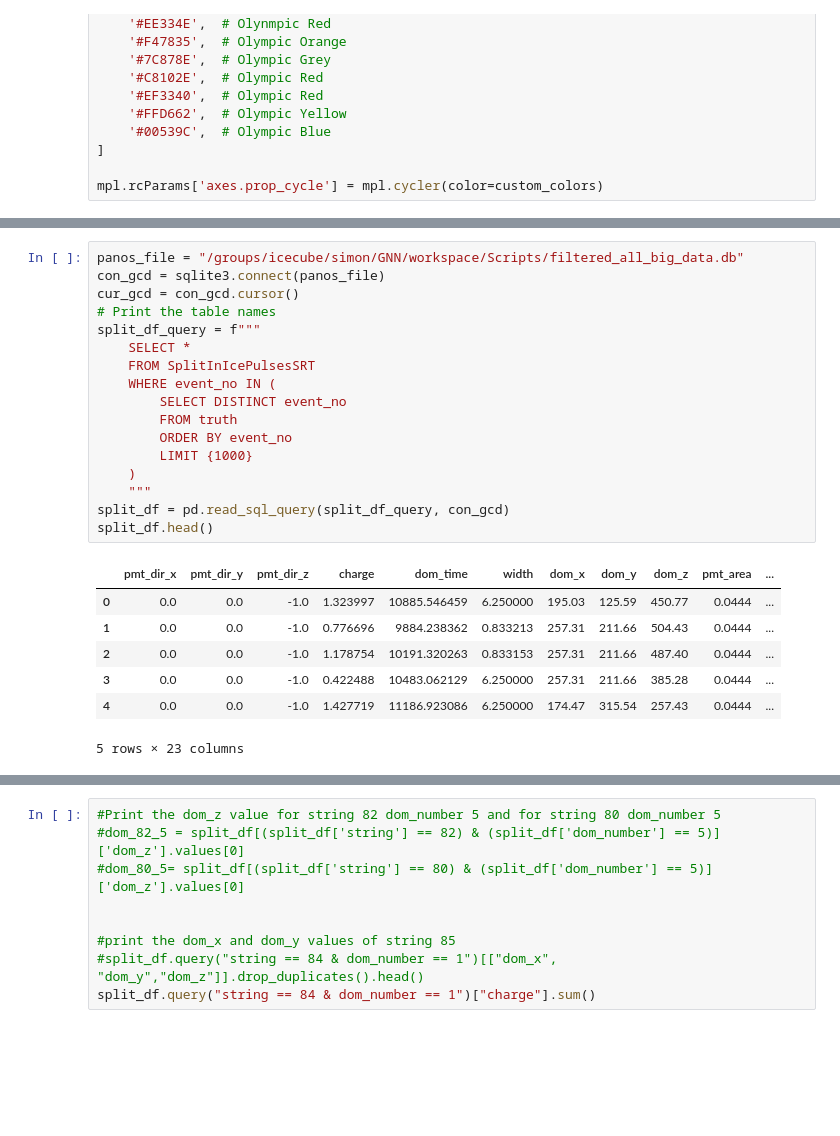
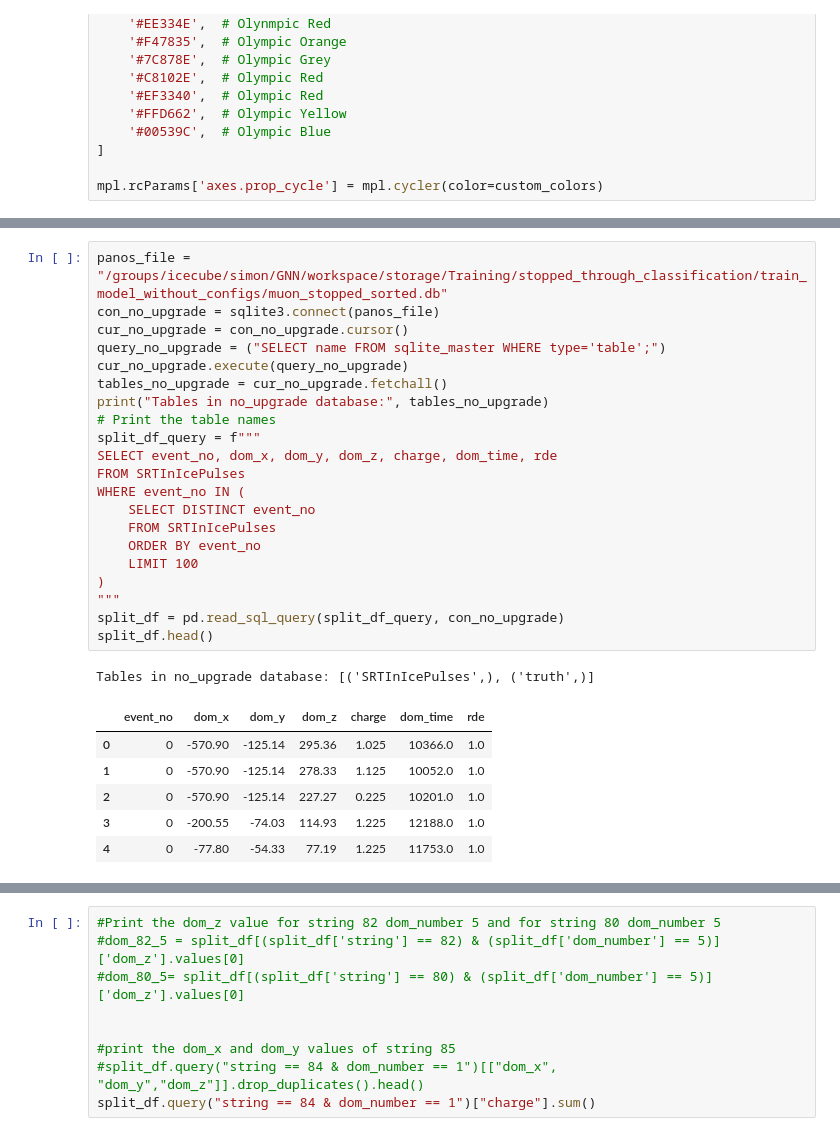
Before and after one commit to SimonOergaard/Dom-Calibration, a Jupyter notebook: muon_analysis.ipynb, the cells around one changed output, grey strips where cells are left out. Saved outputs shown, nothing was run; the diff lists cells and outputs as text; blank space fills up the shorter version.

```diff
--- a/muon_analysis.ipynb
+++ b/muon_analysis.ipynb
@@ -36,25 +104,29 @@ Error:
 # %%
-panos_file = "/groups/icecube/simon/GNN/workspace/Scripts/filtered_all_big_data.db"
-con_gcd = sqlite3.connect(panos_file)
-cur_gcd = con_gcd.cursor()
+panos_file = "/groups/icecube/simon/GNN/workspace/storage/Training/stopped_through_classification/train_model_without_configs/muon_stopped_sorted.db"
+con_no_upgrade = sqlite3.connect(panos_file)
+cur_no_upgrade = con_no_upgrade.cursor()
+query_no_upgrade = ("SELECT name FROM sqlite_master WHERE type='table';")
+cur_no_upgrade.execute(query_no_upgrade)
+tables_no_upgrade = cur_no_upgrade.fetchall()
+print("Tables in no_upgrade database:", tables_no_upgrade)
 # Print the table names
 split_df_query = f"""
-    SELECT *
-    FROM SplitInIcePulsesSRT
-    WHERE event_no IN (
-        SELECT DISTINCT event_no
-        FROM truth
-        ORDER BY event_no
-        LIMIT {1000}
-    )
-    """
-split_df = pd.read_sql_query(split_df_query, con_gcd)
+SELECT event_no, dom_x, dom_y, dom_z, charge, dom_time, rde
+FROM SRTInIcePulses
+WHERE event_no IN (
+    SELECT DISTINCT event_no
+    FROM SRTInIcePulses
+    ORDER BY event_no
+    LIMIT 100
+)
+"""
+split_df = pd.read_sql_query(split_df_query, con_no_upgrade)
 split_df.head()
 # %% [output]
+Tables in no_upgrade database: [('SRTInIcePulses',), ('truth',)]
-|  | pmt_dir_x | pmt_dir_y | pmt_dir_z | charge | dom_time | width | dom_x | dom_y | dom_z | pmt_area | ... |
-| 0 | 0.0 | 0.0 | -1.0 | 1.323997 | 10885.546459 | 6.250000 | 195.03 | 125.59 | 450.77 | 0.0444 | ... |
-| 1 | 0.0 | 0.0 | -1.0 | 0.776696 | 9884.238362 | 0.833213 | 257.31 | 211.66 | 504.43 | 0.0444 | ... |
-| 2 | 0.0 | 0.0 | -1.0 | 1.178754 | 10191.320263 | 0.833153 | 257.31 | 211.66 | 487.40 | 0.0444 | ... |
-| 3 | 0.0 | 0.0 | -1.0 | 0.422488 | 10483.062129 | 6.250000 | 257.31 | 211.66 | 385.28 | 0.0444 | ... |
-| 4 | 0.0 | 0.0 | -1.0 | 1.427719 | 11186.923086 | 6.250000 | 174.47 | 315.54 | 257.43 | 0.0444 | ... |
+|  | event_no | dom_x | dom_y | dom_z | charge | dom_time | rde |
+| 0 | 0 | -570.90 | -125.14 | 295.36 | 1.025 | 10366.0 | 1.0 |
+| 1 | 0 | -570.90 | -125.14 | 278.33 | 1.125 | 10052.0 | 1.0 |
+| 2 | 0 | -570.90 | -125.14 | 227.27 | 0.225 | 10201.0 | 1.0 |
+| 3 | 0 | -200.55 | -74.03 | 114.93 | 1.225 | 12188.0 | 1.0 |
+| 4 | 0 | -77.80 | -54.33 | 77.19 | 1.225 | 11753.0 | 1.0 |
-5 rows × 23 columns
```
Also changed, not shown: parts of 11 cells of this notebook, 24 other files.
